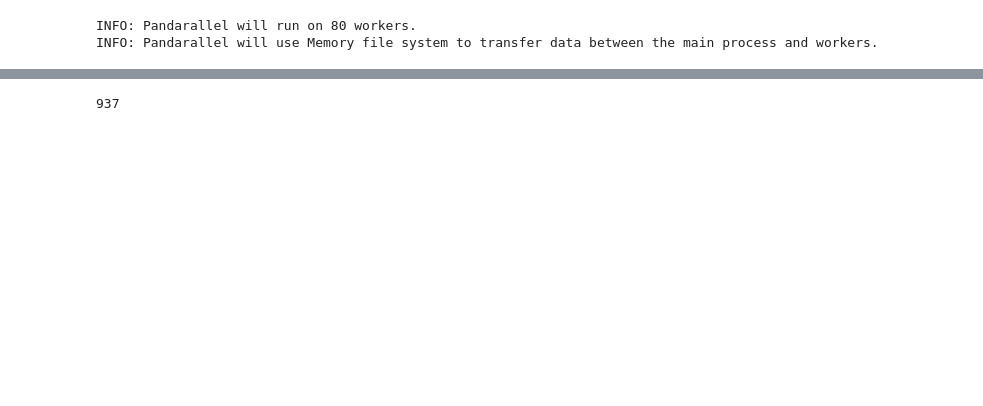
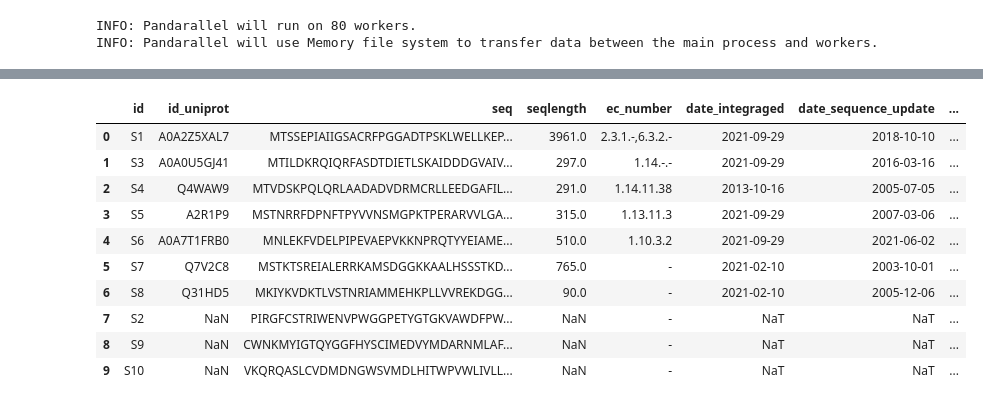
Before and after one commit to kingstdio/ECRECer, a Jupyter notebook: temtest.ipynb, the cells around one changed output, grey strips where cells are left out. Saved outputs shown, nothing was run; the diff lists cells and outputs as text; code cells hidden in the pictures; blank space fills up the shorter version.

```diff
--- a/temtest.ipynb
+++ b/temtest.ipynb
@@ -121,5 +275,32 @@ train[train.ec.isin(list(test.ec))]
+# %%
+
+print('step 8: integrate results')
+
+output_df = integrate_out_put(existing_table=exist_data,
+                              blast_table=blast_res,
+                              isEnzyme_pred_table = pred_isEnzyme,
+                              how_many_table = pred_howmany,
+                              ec_table = pred_ec,
+                              mode=mode,
+                              topnum=topnum
+                            )
+print('step 9: writting results')
+output_df.to_csv(output_tsv, sep='\t', index=False)
+
+end = time.process_time()
+print('All done running time: %s Seconds'%(end-start))
 # %%
-639+41+257
+output_df
 # %% [output]
-937
+|  | id | id_uniprot | seq | seqlength | ec_number | date_integraged | date_sequence_update | ... |
+| 0 | S1 | A0A2Z5XAL7 | MTSSEPIAIIGSACRFPGGADTPSKLWELLKEP... | 3961.0 | 2.3.1.-,6.3.2.- | 2021-09-29 | 2018-10-10 | ... |
+| 1 | S3 | A0A0U5GJ41 | MTILDKRQIQRFASDTDIETLSKAIDDDGVAIV... | 297.0 | 1.14.-.- | 2021-09-29 | 2016-03-16 | ... |
+| 2 | S4 | Q4WAW9 | MTVDSKPQLQRLAADADVDRMCRLLEEDGAFIL... | 291.0 | 1.14.11.38 | 2013-10-16 | 2005-07-05 | ... |
+| 3 | S5 | A2R1P9 | MSTNRRFDPNFTPYVVNSMGPKTPERARVVLGA... | 315.0 | 1.13.11.3 | 2021-09-29 | 2007-03-06 | ... |
+| 4 | S6 | A0A7T1FRB0 | MNLEKFVDELPIPEVAEPVKKNPRQTYYEIAME... | 510.0 | 1.10.3.2 | 2021-09-29 | 2021-06-02 | ... |
+| 5 | S7 | Q7V2C8 | MSTKTSREIALERRKAMSDGGKKAALHSSSTKD... | 765.0 | - | 2021-02-10 | 2003-10-01 | ... |
+| 6 | S8 | Q31HD5 | MKIYKVDKTLVSTNRIAMMEHKPLLVVREKDGG... | 90.0 | - | 2021-02-10 | 2005-12-06 | ... |
+| 7 | S2 | NaN | PIRGFCSTRIWENVPWGGPETYGTGKVAWDFPW... | NaN | - | NaT | NaT | ... |
+| 8 | S9 | NaN | CWNKMYIGTQYGGFHYSCIMEDVYMDARNMLAF... | NaN | - | NaT | NaT | ... |
+| 9 | S10 | NaN | VKQRQASLCVDMDNGWSVMDLHITWPVWLIVLL... | NaN | - | NaT | NaT | ... |
 # %%
```
Also changed, not shown: parts of 44 cells of this notebook, 16 other files.
